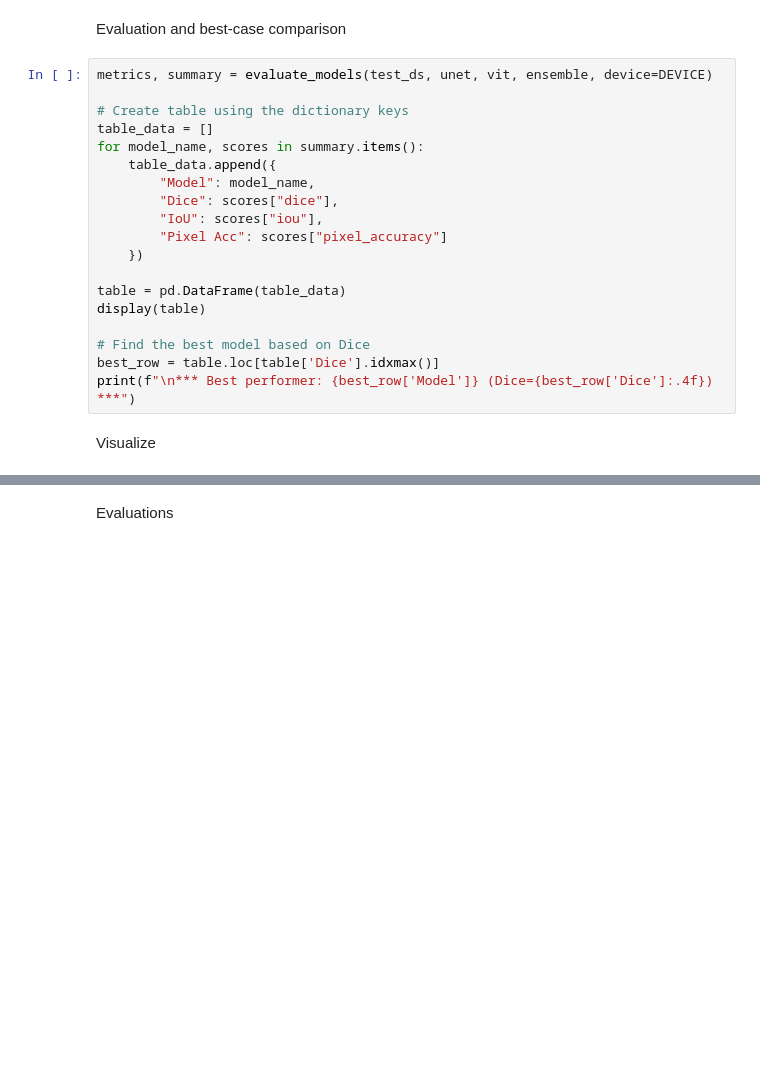
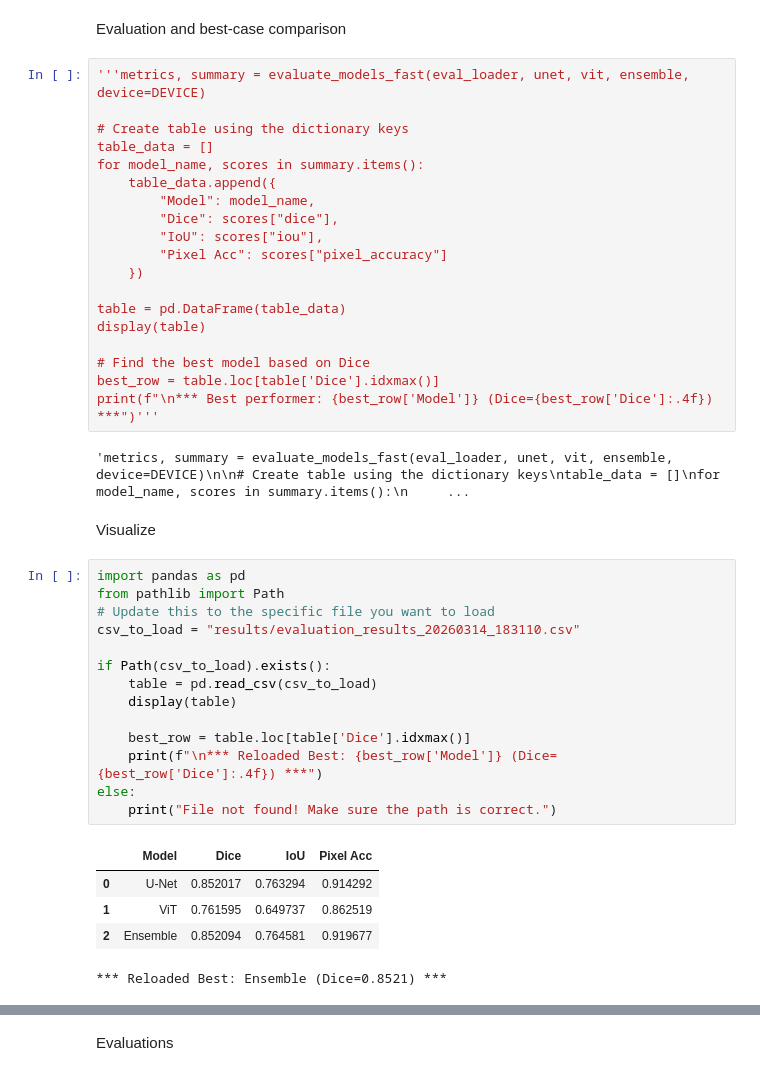
Before and after one commit to DavidBrin/Semi-supervised-image-model, a Jupyter notebook: Segmentation_Models_Comparison.ipynb, the cells around one changed output, grey strips where cells are left out. Drawn from its saved outputs; the diff is of its cells as text; blank space fills up the shorter version.

```diff
--- a/Segmentation_Models_Comparison.ipynb
+++ b/Segmentation_Models_Comparison.ipynb
@@ -66,7 +76,7 @@ WARNING:huggingface_hub.utils._http:Warning: You are sending unauthenticated req
 # %% [markdown]
 Evaluation and best-case comparison
 # %%
-metrics, summary = evaluate_models(test_ds, unet, vit, ensemble, device=DEVICE)
+'''metrics, summary = evaluate_models_fast(eval_loader, unet, vit, ensemble, device=DEVICE)
 
 # Create table using the dictionary keys
 table_data = []
@@ -83,9 +93,31 @@ display(table)
 
 # Find the best model based on Dice
 best_row = table.loc[table['Dice'].idxmax()]
-print(f"\n*** Best performer: {best_row['Model']} (Dice={best_row['Dice']:.4f}) ***")
+print(f"\n*** Best performer: {best_row['Model']} (Dice={best_row['Dice']:.4f}) ***")'''
+# %% [output]
+'metrics, summary = evaluate_models_fast(eval_loader, unet, vit, ensemble, device=DEVICE)\n\n# Create table using the dictionary keys\ntable_data = []\nfor model_name, scores in summary.items():\n     ...
 # %% [markdown]
 Visualize
+# %%
+import pandas as pd
+from pathlib import Path
+# Update this to the specific file you want to load
+csv_to_load = "results/evaluation_results_20260314_183110.csv"
+
+if Path(csv_to_load).exists():
+    table = pd.read_csv(csv_to_load)
+    display(table)
+
+    best_row = table.loc[table['Dice'].idxmax()]
+    print(f"\n*** Reloaded Best: {best_row['Model']} (Dice={best_row['Dice']:.4f}) ***")
+else:
+    print("File not found! Make sure the path is correct.")
+# %% [output]
+|  | Model | Dice | IoU | Pixel Acc |
+| 0 | U-Net | 0.852017 | 0.763294 | 0.914292 |
+| 1 | ViT | 0.761595 | 0.649737 | 0.862519 |
+| 2 | Ensemble | 0.852094 | 0.764581 | 0.919677 |
+*** Reloaded Best: Ensemble (Dice=0.8521) ***
 # %%
 idx = 0
 image, mask = dataset[idx]
```
Also changed, not shown: parts of 6 cells of this notebook, 2 other files.
